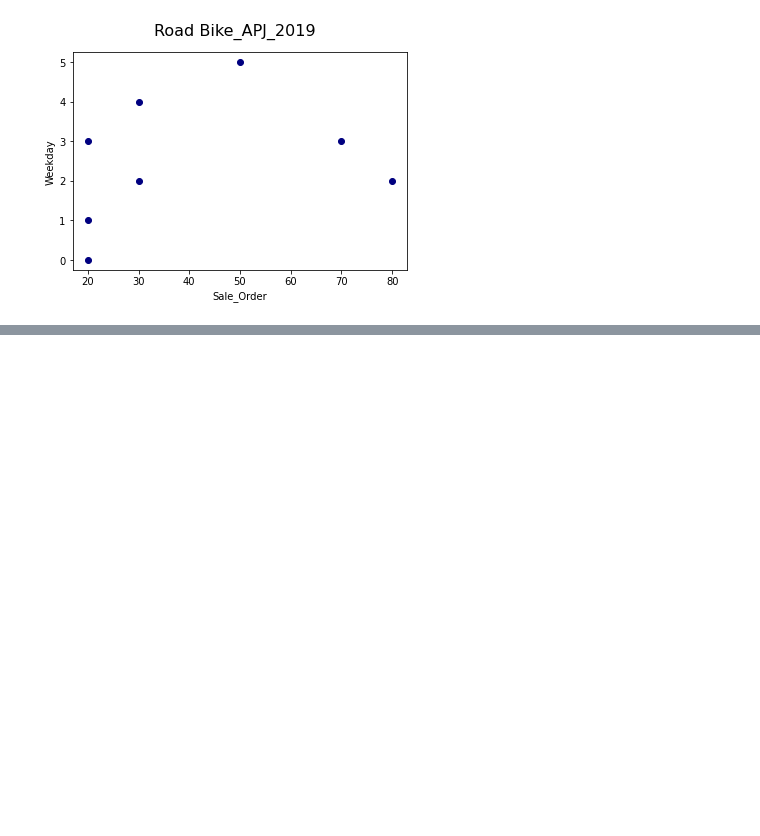
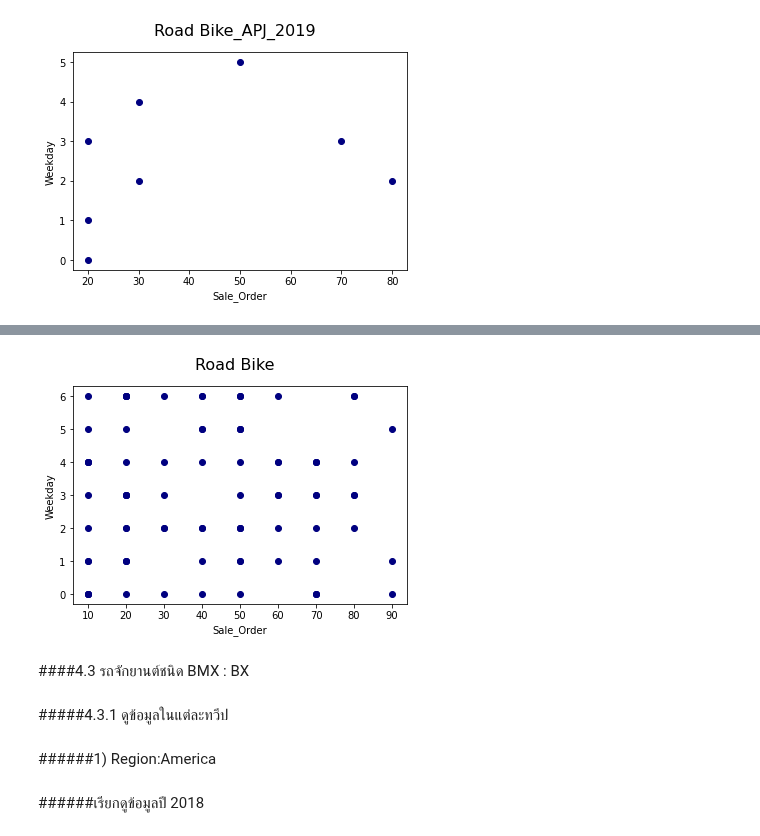
Before and after one commit to nicha0524/DPDM2021, a Jupyter notebook: Untitled11.ipynb, the cells around one changed output, grey strips where cells are left out. Cells and saved outputs as stored; diff of their text form; code cells hidden in the pictures; blank space fills up the shorter version.

```diff
--- a/Untitled11.ipynb
+++ b/Untitled11.ipynb
@@ -387,0 +426,2 @@ plt.show()
+# %%
+RO_E_MEA= pd.concat([RO_EMEA_18,RO_EMEA_19])
@@ -387,0 +430,14 @@ plt.show()
+# %%
+Road_Bike= pd.concat([RO_AMERICA,RO_AP_J,RO_E_MEA])
+# %%
+ORDER_RO_A=Road_Bike['SALESORDERITEM']
+WEEKDAY_RO_A=Road_Bike['weekday']
+plt.scatter(ORDER_RO_A,WEEKDAY_RO_A,color='navy') #พบว่าวันที่มีคำสังซื้อเยอะที่สุดคือวันอาทิตย์ จันทร์ และ ศุกร์
+plt.ylabel('Weekday')
+plt.xlabel('Sale_Order')
+plt.suptitle('Road Bike',fontsize=16)
+plt.show()
+# %% [output]
+[figure, added]
+# %% [markdown]
+####4.3 รถจักยานต์ชนิด BMX : BX
@@ -387,0 +446,4 @@ plt.show()
+# %% [markdown]
+#####4.3.1 ดูข้อมูลในแต่ละทวีป
+# %% [markdown]
+######1) Region:America
@@ -387,0 +452,2 @@ plt.show()
+# %% [markdown]
+######เรียกดูข้อมูลปี 2018
```
Also changed, not shown: parts of 37 cells of this notebook.
